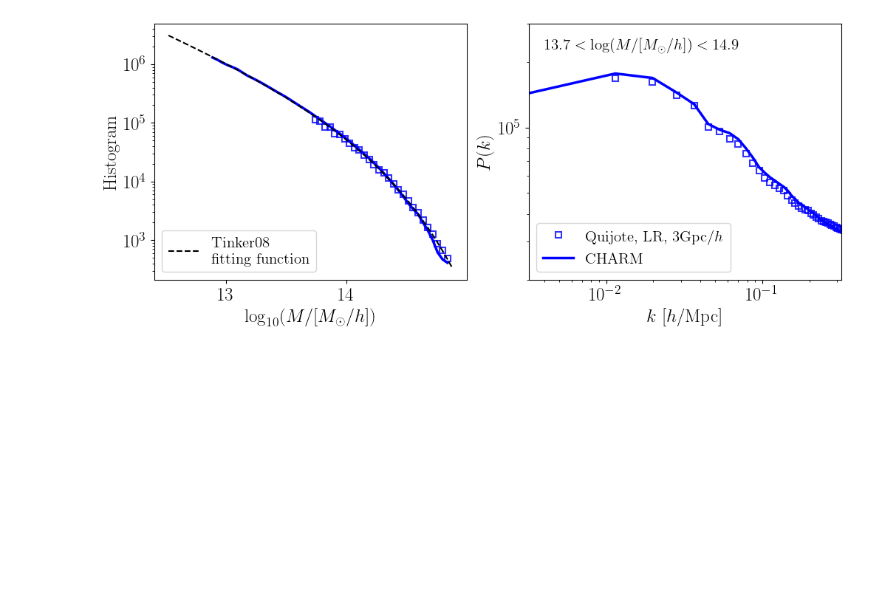
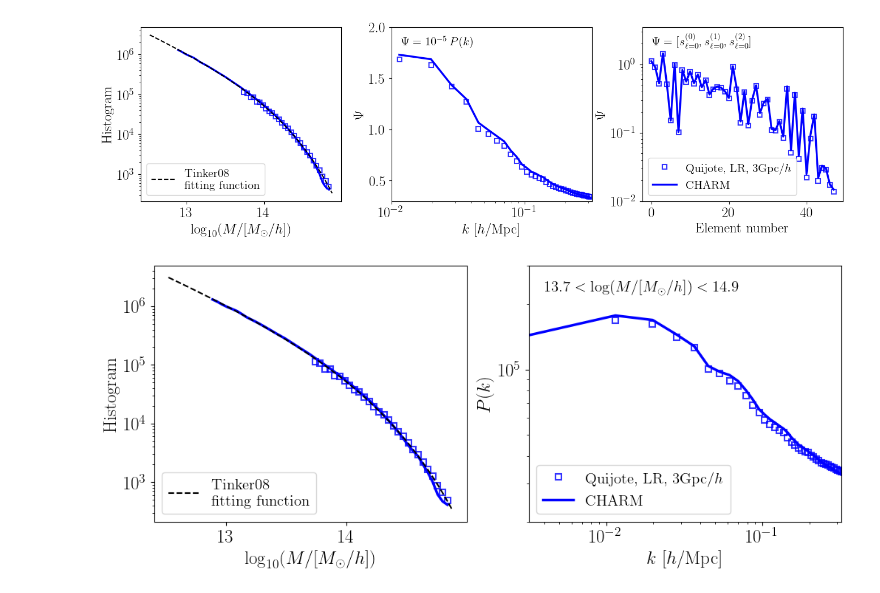
Before and after one commit to shivampcosmo/CHARM, a Jupyter notebook: notebooks/paper_notebooks/compare_3gpc_2gpc.ipynb, the cells around one changed output. Saved outputs shown, nothing was run; the diff lists cells and outputs as text; code cells hidden in the pictures; blank space fills up the shorter version.

```diff
--- a/notebooks/paper_notebooks/compare_3gpc_2gpc.ipynb
+++ b/notebooks/paper_notebooks/compare_3gpc_2gpc.ipynb
@@ -109,3 +107,21 @@ lnMass_edges = np.log(10**lgMass_edges)
 dlnMass_bin = lnMass_edges[1] - lnMass_edges[0]
 hmf = mass_function.massFunction(10**lgMass_bin, float(0.5), mdef = '200c', model = 'tinker08', q_out = 'dndlnM')
 N_theory = hmf * dlnMass_bin * (3000)**3
+# %%
+import pickle as pk
+df = pk.load(open('/mnt/home/spandey/ceph/CHARM/data/summary_stats_charm_truth_3gpc.pk','rb'))
+# df.keys()
+Pk_charm = df['real_Pk_mock_weighted']
+Pk_quijote = df['real_Pk_truth_weighted']
+k_charm = df['real_k_Pk_weighted']
+
+s0_charm = df['real_s0_mock_weighted']
+s1_charm = df['real_s1_mock_weighted']
+s2_charm = df['real_s2_mock_weighted']
+
+s0_quijote = df['reals0_truth_weighted']
+s1_quijote = df['reals1_truth_weighted']
+s2_quijote = df['reals2_truth_weighted']
+
+s_charm_all = np.concatenate([s0_charm, s1_charm, s2_charm])
+s_quijote_all = np.concatenate([s0_quijote, s1_quijote, s2_quijote])
@@ -112,3 +134,74 @@ N_theory = hmf * dlnMass_bin * (3000)**3
+# %%
+# indsel = np.arange(0, Pk_mock_all.shape[0], 1)
+
+from matplotlib import cm
+
+#normalize item number values to colormap
+# norm = matplotlib.colors.Normalize(vmin=0.6, vmax=1.0)
+
+fig, axes = pl.subplots(1, 3, figsize=(16, 4.0))
+# reduce the spacing between panels:
+pl.subplots_adjust(wspace=0.25, hspace=0.1)
+
+
+# for j1 in range(2):
+# axes = axes_all[j1]
+# i = 0
+for i in range(3):
+    # axes[i].axhline(1, color='k', ls='--', lw=2.0)
+    if i == 0:
+        axes[i].plot(lgMass_bin_quijote, lgMass_hist_quijote_3gpc_all, markerfacecolor='none', markeredgecolor='b',markeredgewidth=1.5, ls='', marker='s', alpha=0.8)
+        axes[i].plot(lgMass_bin_mock, lgMass_hist_mock_3gpc_all, 'b-', lw=2.5)
+        axes[i].plot(lgMass_bin, N_theory, 'k', ls='--', marker='', label=r'Tinker08' +  '\n' + 'fitting function')
+        axes[i].set_yscale('log')
+        axes[i].set_xlabel(r'$\log_{10}(M/[M_{\odot}/h])$', fontsize=18)
+        axes[i].set_ylabel(r'Histogram', fontsize=18)
+        axes[i].legend(fontsize=15, loc='lower left')
+
+
+    if i == 1:
+        axes[i].plot(k_charm[::4], Pk_quijote[::4,0]/1e5, markerfacecolor='none', markeredgecolor='b', ls='', marker='s',markeredgewidth=1.5, label=r'Quijote, LR, 3Gpc/$h$', alpha=0.8)
+        axes[i].plot(k_charm[::4], Pk_charm[::4,0]/1e5, 'b-', label=r'CHARM', lw=2.5)
+        # axes[i].set_yscale('log')
+        axes[i].set_xlim(0.01, 0.32)
+        # axes[i].set_ylim(3.34e4, 3e5)
+        axes[i].set_ylim(0.3, 2)
+        axes[i].set_xscale('log')
+        axes[i].set_xlabel(r'$k$ [$h$/Mpc]', fontsize=18)
+        # axes[i].set_ylabel(r'$10^{-5} \, P(k)$', fontsize=18)
+        axes[i].set_ylabel(r'$\Psi$', fontsize=18)
+        label = r'$\Psi = 10^{-5} \, P(k)$'
+        # label = r'$13.7 < \log(M/[M_{\odot}/h]) < 14.9$'
+        axes[i].text(0.05, 0.9, label, transform=axes[i].transAxes, fontsize=15)
+        # axes[i].legend(fontsize=15)
+
+    if i == 2:
+        axes[i].plot(np.arange(s_charm_all[::5].shape[0]), s_quijote_all[::5], markerfacecolor='none', markeredgecolor='b', ls='', marker='s',markeredgewidth=1.5, label=r'Quijote, LR, 3Gpc/$h$', alpha=0.8)
+        axes[i].plot(np.arange(s_charm_all[::5].shape[0]), s_charm_all[::5], 'b-', label=r'CHARM', lw=2.5)
+        axes[i].set_yscale('log')
+        # axes[i].set_xlim(0.0032, 0.32)
+        # axes[i].set_ylim(2e4, 3e5)
+        # axes[i].set_xscale('log')
+        axes[i].set_ylim(0.01, 3.5)
+        axes[i].set_xlabel(r'Element number', fontsize=18)
+        axes[i].set_ylabel(r'$\Psi$', fontsize=18)
+        label = r'$\Psi = [s_{\ell=0}^{(0)},s_{\ell=0}^{(1)},s_{\ell=0}^{(2)}]$'
+        axes[i].text(0.05, 0.9, label, transform=axes[i].transAxes, fontsize=15)
+        axes[i].legend(fontsize=15, loc='lower left')
+
+    axes[i].tick_params(axis='both', which='major', labelsize=18)
+    axes[i].tick_params(axis='both', which='minor', labelsize=18)
+
+# cbar = fig.colorbar(cm.ScalarMappable(norm=norm, cmap=cm.jet), ax=axes, label=r'$\sigma_8$', pad=0.02)
+# # set labelsize and colorbar location:
+# # cbar = ax.collections[0].colorbar
+# cbar.ax.tick_params(labelsize=15)
+# cbar.set_label(r'$\sigma_8$', size=21)
+# cbar.set_ticks(np.arange(0.6, 1.01, 0.1))
+#     #
+fig.savefig('/mnt/home/spandey/ceph/CHARM/results/paper_plots/compare_2gpc_3gpc_v2.pdf', bbox_inches='tight')
+# %% [output]
+[figure, added]
 # %%
 # indsel = np.arange(0, Pk_mock_all.shape[0], 1)
 
```
Also changed, not shown: parts of 2 cells of this notebook, 36 other files.
